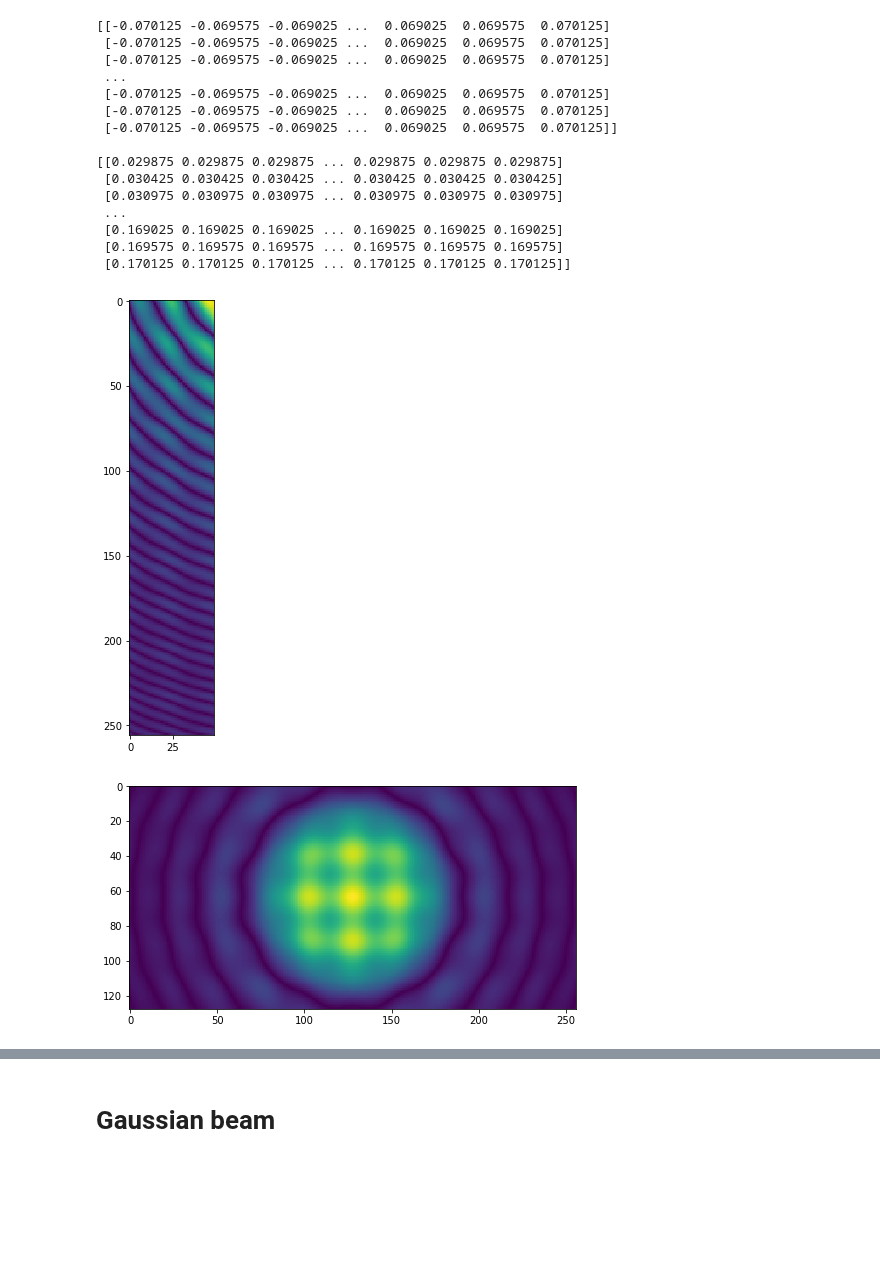
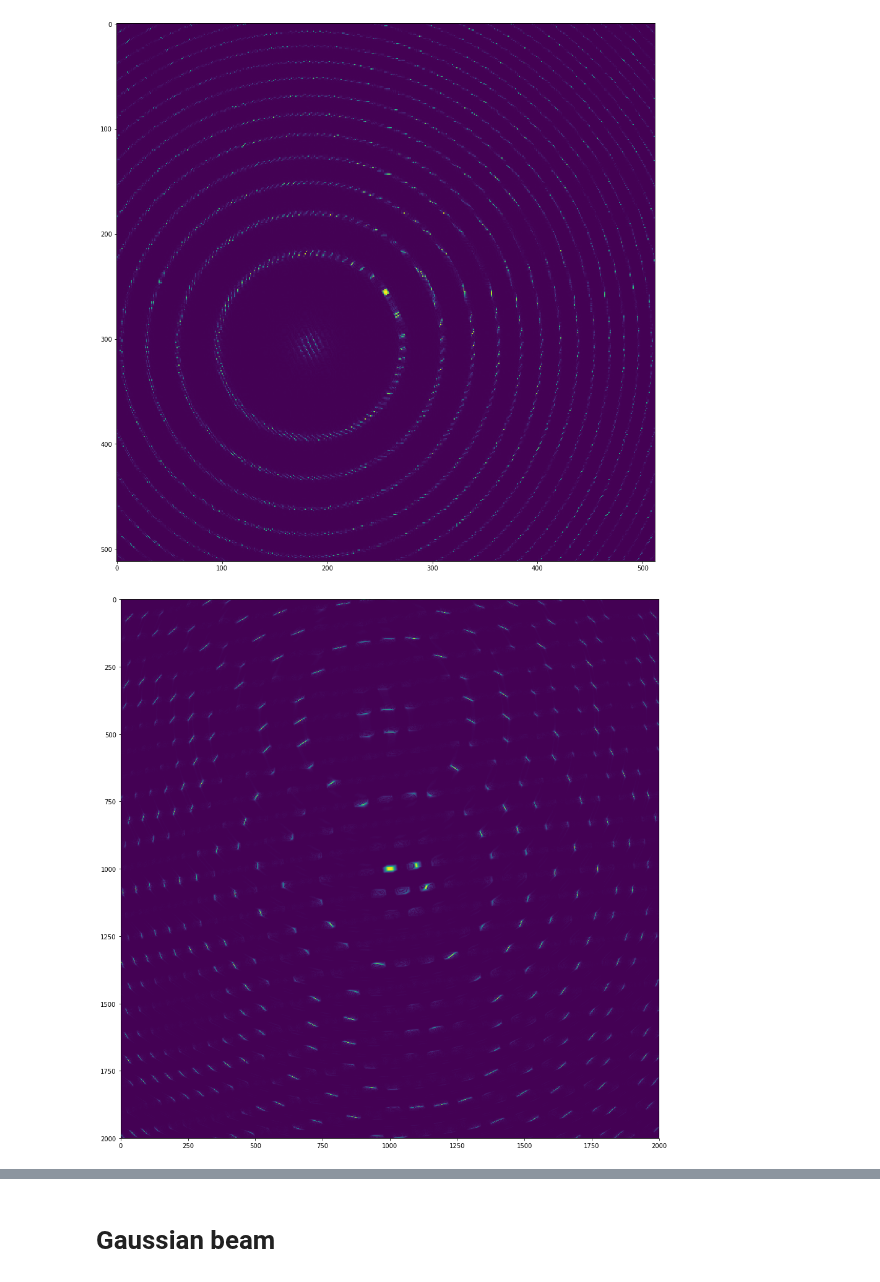
Before and after one commit to simply-nicky/cbc, a Jupyter notebook: protopyping.ipynb, the cells around one changed output, grey strips where cells are left out. Cells and saved outputs as stored; diff of their text form; code cells hidden in the pictures; blank space fills up the shorter version.

```diff
--- a/protopyping.ipynb
+++ b/protopyping.ipynb
@@ -52,32 +42,18 @@ print(kxs[:10], kys[:10], sep='\n\n')
-# %%
-print(kxs, kys, sep='\n\n')
-# %% [output]
-[[-0.070125 -0.069575 -0.069025 ...  0.069025  0.069575  0.070125]
- [-0.070125 -0.069575 -0.069025 ...  0.069025  0.069575  0.070125]
- [-0.070125 -0.069575 -0.069025 ...  0.069025  0.069575  0.070125]
- ...
- [-0.070125 -0.069575 -0.069025 ...  0.069025  0.069575  0.070125]
- [-0.070125 -0.069575 -0.069025 ...  0.069025  0.069575  0.070125]
- [-0.070125 -0.069575 -0.069025 ...  0.069025  0.069575  0.070125]]
-
-[[0.029875 0.029875 0.029875 ... 0.029875 0.029875 0.029875]
- [0.030425 0.030425 0.030425 ... 0.030425 0.030425 0.030425]
- [0.030975 0.030975 0.030975 ... 0.030975 0.030975 0.030975]
- ...
- [0.169025 0.169025 0.169025 ... 0.169025 0.169025 0.169025]
- [0.169575 0.169575 0.169575 ... 0.169575 0.169575 0.169575]
- [0.170125 0.170125 0.170125 ... 0.170125 0.170125 0.170125]]
+# %%
+datapath = 'results/diffracted lightwave values'
+res1 = h5py.File('results/diff_12-08-2019_18-49-05.hdf5', 'r')[datapath]
+res2 = h5py.File('results/diff_09-08-2019_19-42-23.hdf5', 'r')[datapath]
 # %%
 %matplotlib inline
-plt.figure(figsize=(8, 8))
-plt.imshow(np.abs(res)[:, :50])
+plt.figure(figsize=(16, 16))
+plt.imshow(np.abs(res2))
 plt.show()
 # %% [output]
-[figure, old version]
+[figure, new version]
 # %%
 %matplotlib inline
-plt.figure(figsize=(8, 8))
-plt.imshow(np.abs(res))
+plt.figure(figsize=(16, 16))
+plt.imshow(np.abs(res1))
 plt.show()
 # %% [output]
-[figure, old version]
+[figure, new version]
```
Also changed, not shown: parts of 5 cells of this notebook, 8 other files.
